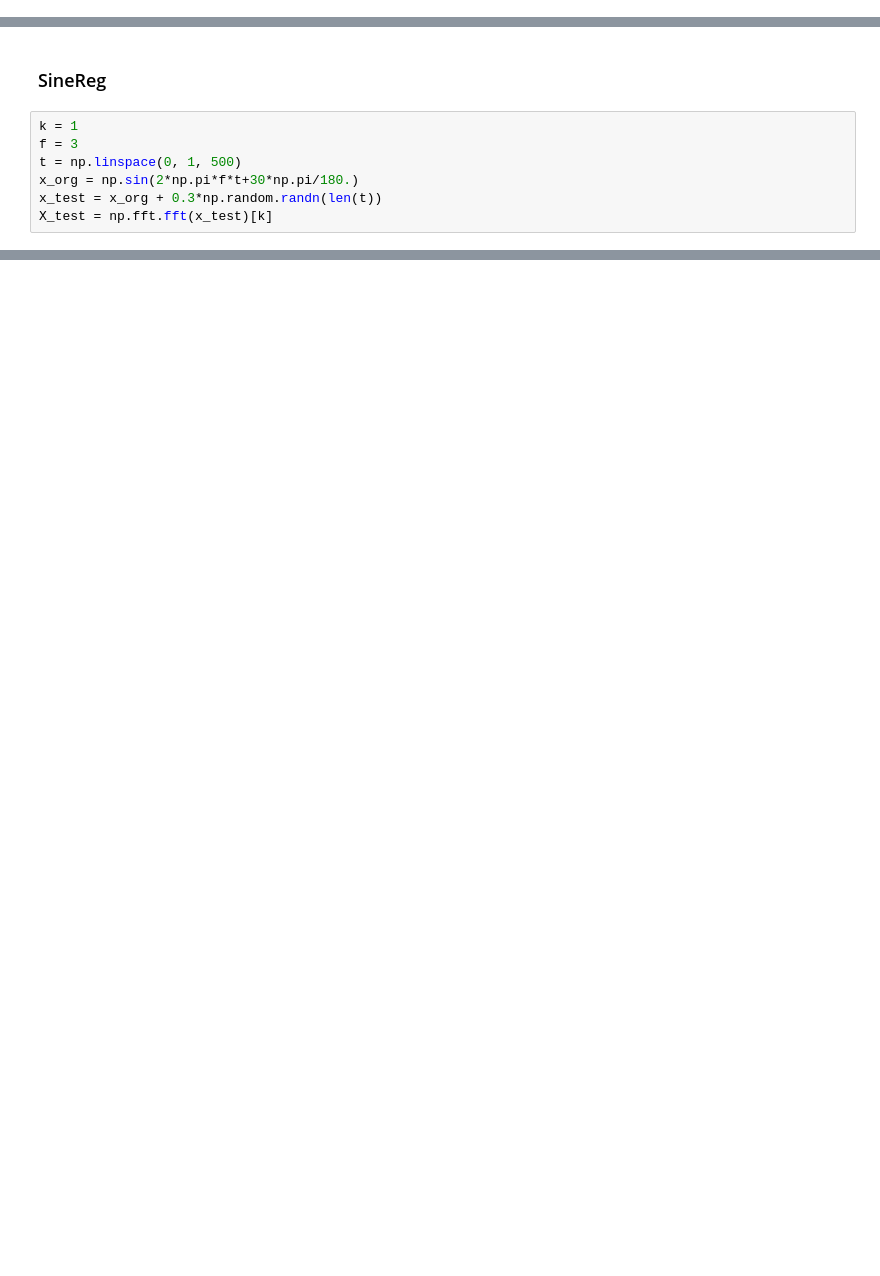
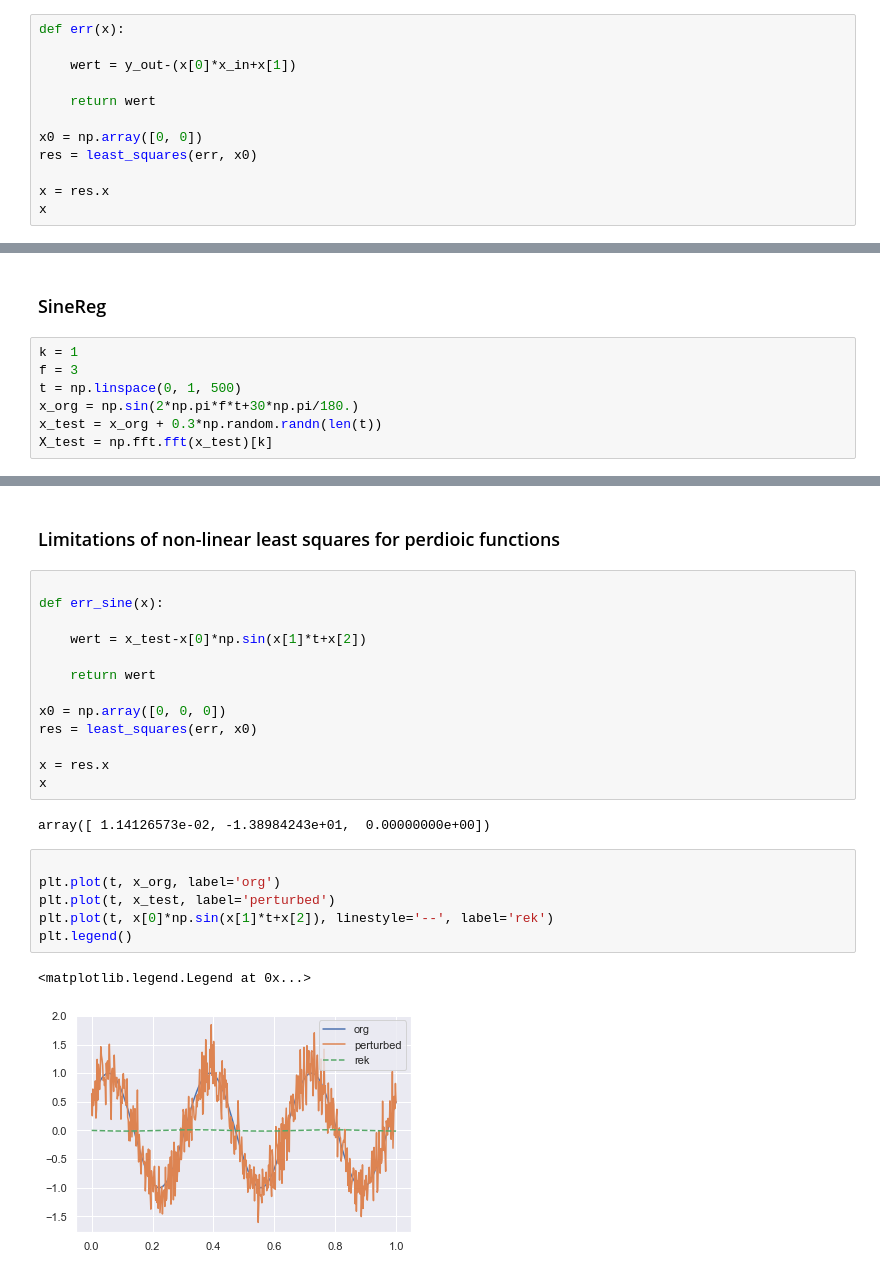
Before and after one commit to zolabar/trendPy, a Jupyter notebook: example.ipynb, the cells around one changed output, grey strips where cells are left out. Saved outputs shown, nothing was run; the diff lists cells and outputs as text; blank space fills up the shorter version.

Commit message:
limitations of non-linear least squares

```diff
--- a/example.ipynb
+++ b/example.ipynb
@@ -151,0 +155,12 @@ plt.legend()
+# %%
+def err(x):
+
+    wert = y_out-(x[0]*x_in+x[1])
+
+    return wert
+
+x0 = np.array([0, 0])
+res = least_squares(err, x0)
+
+x = res.x
+x
@@ -182,0 +204,26 @@ plt.legend()
+# %% [markdown]
+### Limitations of non-linear least squares for perdioic functions
+# %%
+
+def err_sine(x):
+
+    wert = x_test-x[0]*np.sin(x[1]*t+x[2])
+
+    return wert
+
+x0 = np.array([0, 0, 0])
+res = least_squares(err, x0)
+
+x = res.x
+x
+# %% [output]
+array([ 1.14126573e-02, -1.38984243e+01,  0.00000000e+00])
+# %%
+
+plt.plot(t, x_org, label='org')
+plt.plot(t, x_test, label='perturbed')
+plt.plot(t, x[0]*np.sin(x[1]*t+x[2]), linestyle='--', label='rek')
+plt.legend()
+# %% [output]
+<matplotlib.legend.Legend at 0x...>
+[figure, added]
```
Also changed, not shown: parts of 6 cells of this notebook.
